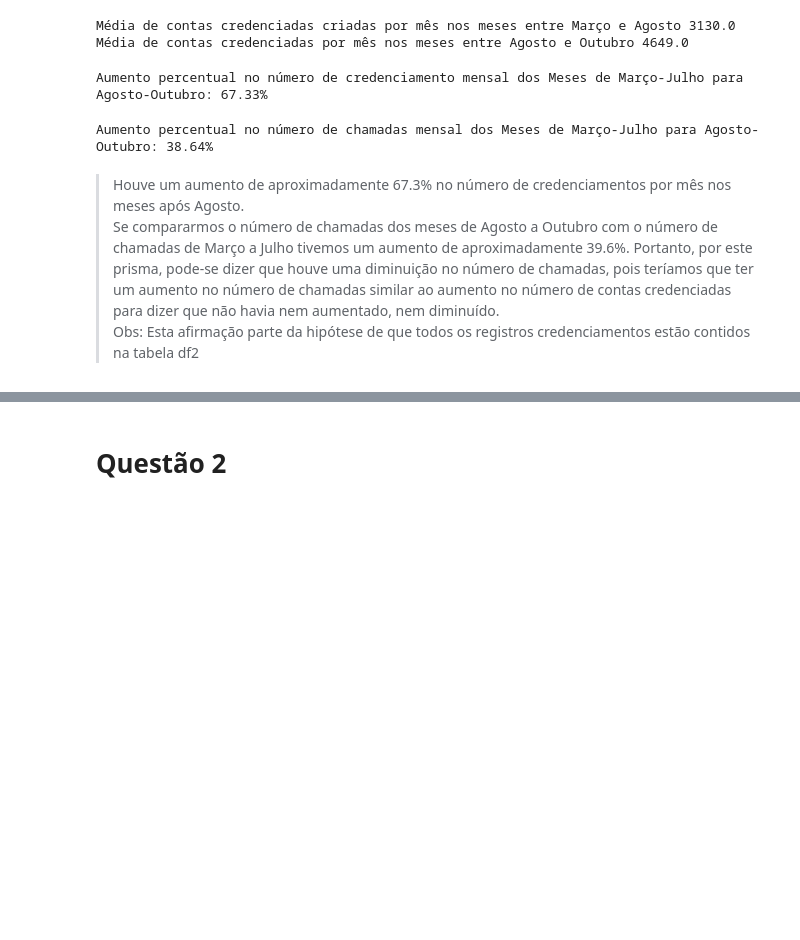
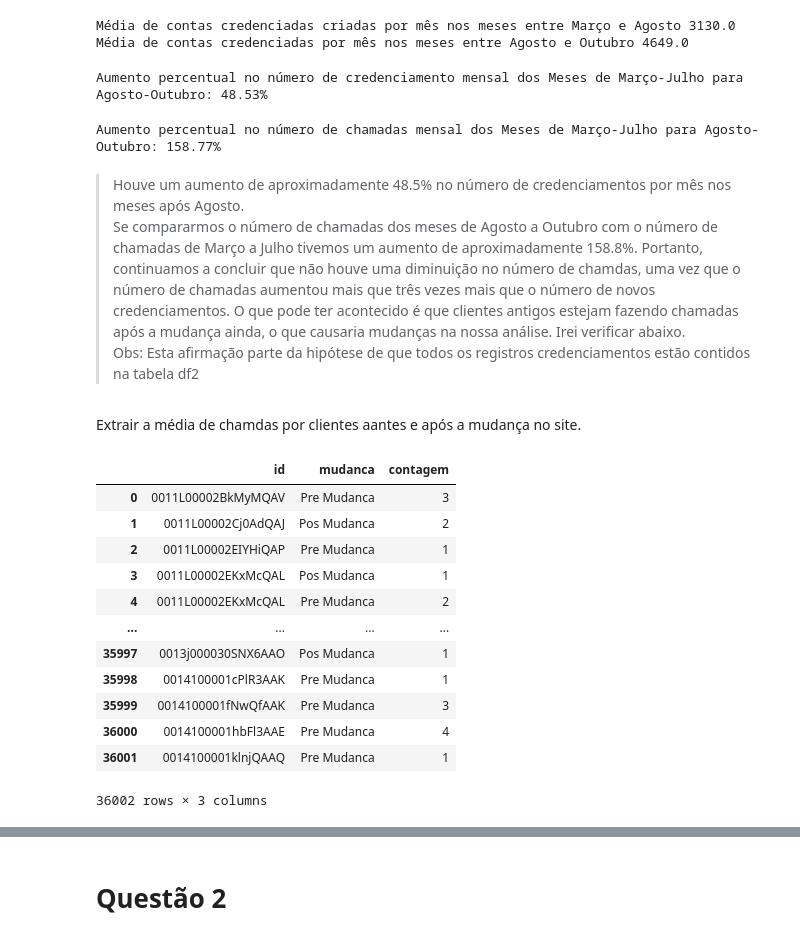
Before and after one commit to rafajovelho/Case3, a Jupyter notebook: Caso_TON.ipynb, the cells around one changed output, grey strips where cells are left out. Cells and saved outputs as stored; diff of their text form; code cells hidden in the pictures; blank space fills up the shorter version.

```diff
--- a/Caso_TON.ipynb
+++ b/Caso_TON.ipynb
@@ -543,6 +543,7 @@ q1['Mês'] = np.where((df['data'] >= '2020-02-01') & (df['data'] <= '2020-02-29'
             np.where((df['data'] >= '2020-09-01') & (df['data'] <= '2020-09-30'), 'Setembro',
             'Outubro'
             ))))))))
+q11 = q1.copy() # será usado posteriormente
 # %%
 q1['dia'] = q1['data'].dt.strftime('%d')
 # %%
@@ -775,14 +780,39 @@ print(f'Média de contas credenciadas por mês nos meses entre Agosto e Outubro
 Média de contas credenciadas criadas por mês nos meses entre Março e Agosto 3130.0
 Média de contas credenciadas por mês nos meses entre Agosto e Outubro 4649.0
 # %%
-print(f'Aumento percentual no número de credenciamento mensal dos Meses de Março-Julho para Agosto-Outubro: {round((len(entre_marco_agosto)/5)/(len(apos_agosto)/3)*100,2)}%')
+print(f'Aumento percentual no número de credenciamento mensal dos Meses de Março-Julho para Agosto-Outubro: {round(((len(apos_agosto)/3-len(entre_marco_agosto)/5))/(len(entre_marco_agosto)/5)*100,2)}%')
 # %% [output]
-Aumento percentual no número de credenciamento mensal dos Meses de Março-Julho para Agosto-Outubro: 67.33%
+Aumento percentual no número de credenciamento mensal dos Meses de Março-Julho para Agosto-Outubro: 48.53%
 # %%
-print(f'Aumento percentual no número de chamadas mensal dos Meses de Março-Julho para Agosto-Outubro: {round((grafico13.Media[1]) / (grafico13.Media[0]) * 100, 2)}%')
+print(f'Aumento percentual no número de chamadas mensal dos Meses de Março-Julho para Agosto-Outubro: {round((grafico13.Media[0] - (grafico13.Media[1])) / (grafico13.Media[1]) * 100, 2)}%')
 # %% [output]
-Aumento percentual no número de chamadas mensal dos Meses de Março-Julho para Agosto-Outubro: 38.64%
+Aumento percentual no número de chamadas mensal dos Meses de Março-Julho para Agosto-Outubro: 158.77%
 # %% [markdown]
-> Houve um aumento de aproximadamente 67.3% no número de credenciamentos por mês nos meses após Agosto.
-> Se compararmos o número de chamadas dos meses de Agosto a Outubro com o número de chamadas de Março a Julho tivemos um aumento de aproximadamente 39.6%. Portanto, por este prisma, pode-se dizer que houve uma diminuição no número de chamadas, pois teríamos que ter um aumento no número de chamadas similar ao aumento no número de contas credenciadas para dizer que não havia nem aumentado, nem diminuído.
+> Houve um aumento de aproximadamente 48.5% no número de credenciamentos por mês nos meses após Agosto.
+> Se compararmos o número de chamadas dos meses de Agosto a Outubro com o número de chamadas de Março a Julho tivemos um aumento de aproximadamente 158.8%. Portanto, continuamos a concluir que não houve uma diminuição no número de chamdas, uma vez que o número de chamadas aumentou mais que três vezes mais que o número de novos credenciamentos. O que pode ter acontecido é que clientes antigos estejam fazendo chamadas após a mudança ainda, o que causaria mudanças na nossa análise. Irei verificar abaixo.
 > Obs: Esta afirmação parte da hipótese de que todos os registros credenciamentos estão contidos na tabela df2
+# %% [markdown]
+Extrair a média de chamdas por clientes aantes e após a mudança no site.
+# %%
+# q11 foi definino linhas atrás
+q11['mudanca'] = np.where((q11['Mês'] == 'Agosto') | (q11['Mês'] == 'Setembro') | (q11['Mês'] == 'Outubro'),'Pos Mudanca', 'Pre Mudanca')
+# %%
+q111 = q11.groupby(['id', 'mudanca']).agg({'id':'count'})
+q111.columns =['contagem']
+q111.reset_index(drop=False, inplace= True)
+# q111 = q111.groupby('mudanca').agg({'contagem':'sum'})
+q111
+# %% [output]
+|  | id | mudanca | contagem |
+| 0 | 0011L00002BkMyMQAV | Pre Mudanca | 3 |
+| 1 | 0011L00002Cj0AdQAJ | Pos Mudanca | 2 |
+| 2 | 0011L00002EIYHiQAP | Pre Mudanca | 1 |
+| 3 | 0011L00002EKxMcQAL | Pos Mudanca | 1 |
+| 4 | 0011L00002EKxMcQAL | Pre Mudanca | 2 |
+| ... | ... | ... | ... |
+| 35997 | 0013j000030SNX6AAO | Pos Mudanca | 1 |
+| 35998 | 0014100001cPlR3AAK | Pre Mudanca | 1 |
+| 35999 | 0014100001fNwQfAAK | Pre Mudanca | 3 |
+| 36000 | 0014100001hbFl3AAE | Pre Mudanca | 4 |
+| 36001 | 0014100001klnjQAAQ | Pre Mudanca | 1 |
+36002 rows × 3 columns
```
Also changed, not shown: parts of 32 cells of this notebook.
